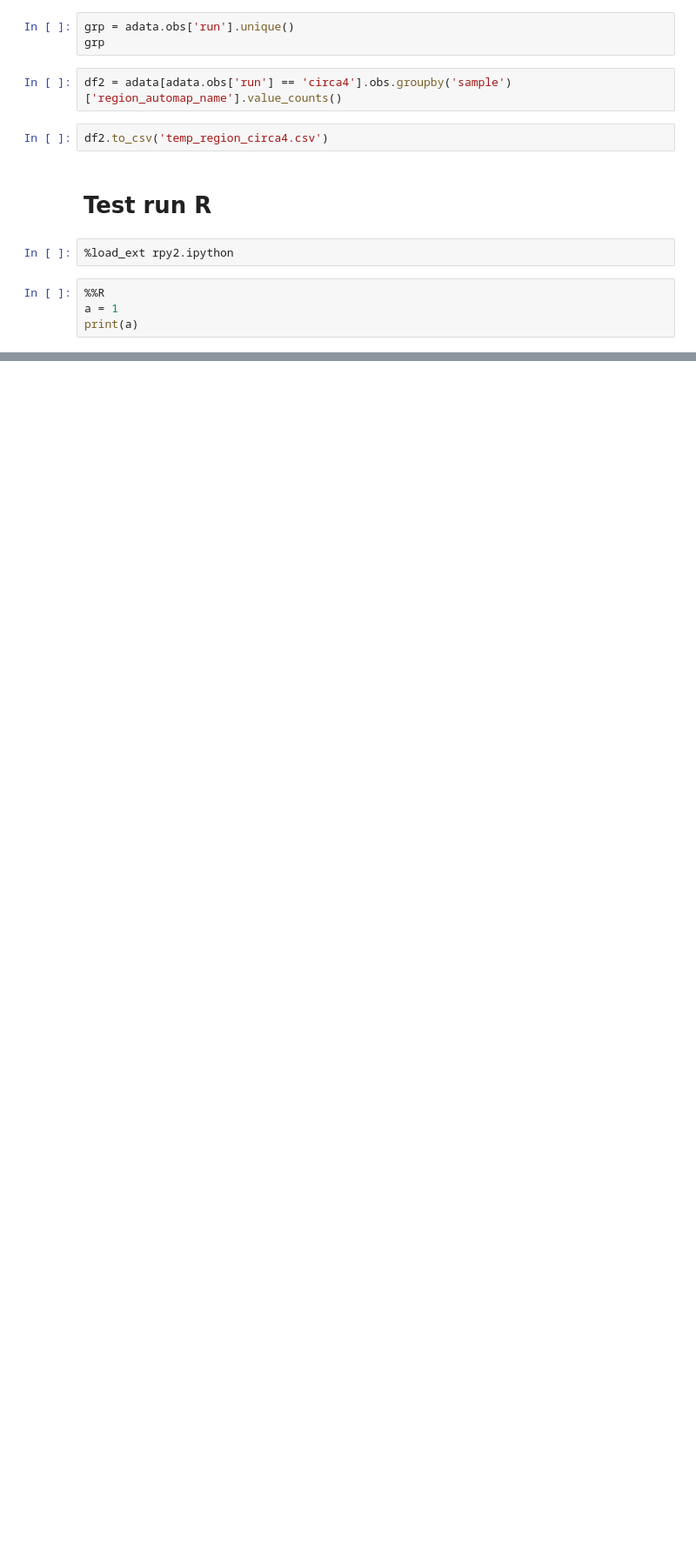
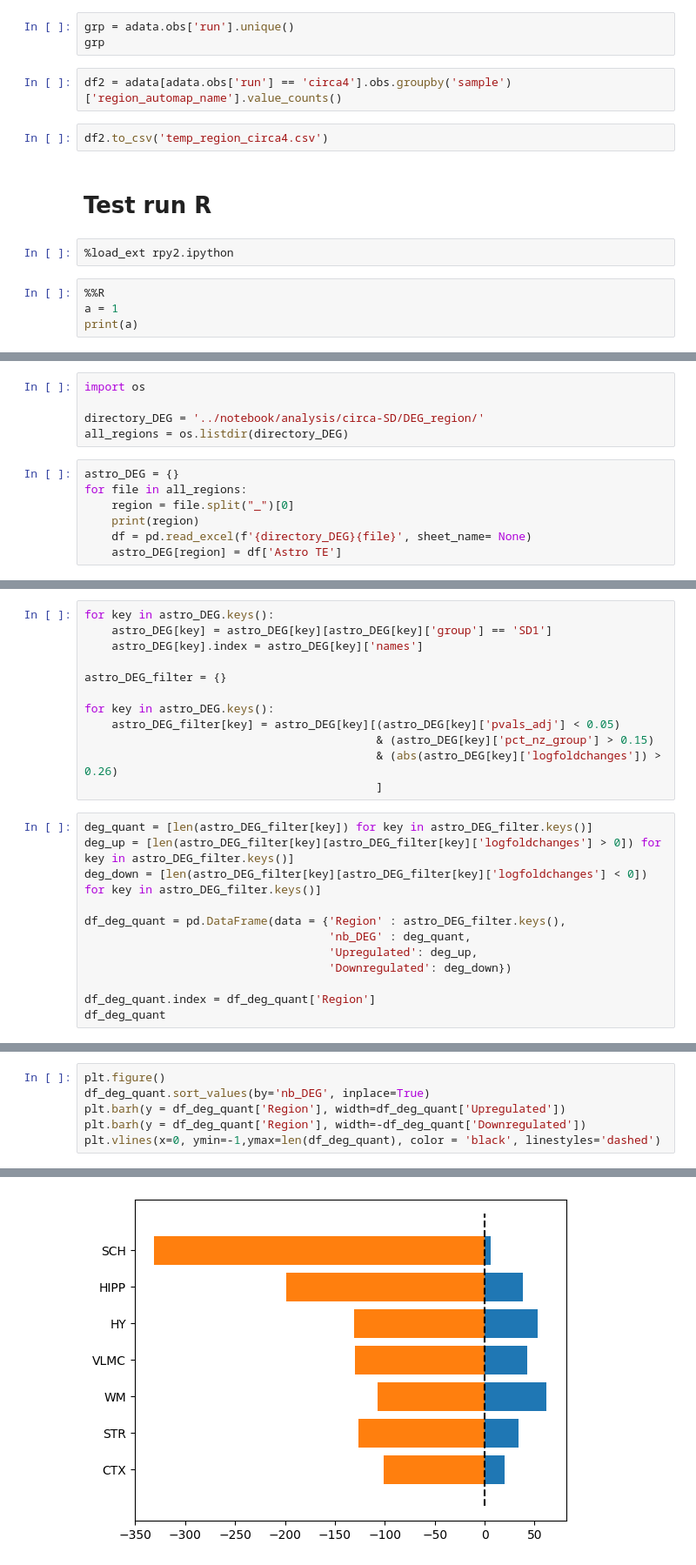
Before and after one commit to Carboneinerte/Pynda_ssc, a Jupyter notebook: v9D_Xenium_Downstream_Analysis_WIP.ipynb, the cells around one changed output, grey strips where cells are left out. Shown at 87% size. Cells and saved outputs as stored; diff of their text form; blank space fills up the shorter version.

Commit message:
downstream DEG analysis

```diff
--- a/v9D_Xenium_Downstream_Analysis_WIP.ipynb
+++ b/v9D_Xenium_Downstream_Analysis_WIP.ipynb
@@ -647,0 +742,12 @@ print(a)
+# %%
+import os
+
+directory_DEG = '../notebook/analysis/circa-SD/DEG_region/'
+all_regions = os.listdir(directory_DEG)
+# %%
+astro_DEG = {}
+for file in all_regions:
+    region = file.split("_")[0]
+    print(region)
+    df = pd.read_excel(f'{directory_DEG}{file}', sheet_name= None)
+    astro_DEG[region] = df['Astro TE']
@@ -647,0 +774,24 @@ print(a)
+# %%
+for key in astro_DEG.keys():
+    astro_DEG[key] = astro_DEG[key][astro_DEG[key]['group'] == 'SD1']
+    astro_DEG[key].index = astro_DEG[key]['names']
+
+astro_DEG_filter = {}
+
+for key in astro_DEG.keys():
+    astro_DEG_filter[key] = astro_DEG[key][(astro_DEG[key]['pvals_adj'] < 0.05)
+                                           & (astro_DEG[key]['pct_nz_group'] > 0.15)
+                                           & (abs(astro_DEG[key]['logfoldchanges']) > 0.26)
+                                           ]
+# %%
+deg_quant = [len(astro_DEG_filter[key]) for key in astro_DEG_filter.keys()]
+deg_up = [len(astro_DEG_filter[key][astro_DEG_filter[key]['logfoldchanges'] > 0]) for key in astro_DEG_filter.keys()]
+deg_down = [len(astro_DEG_filter[key][astro_DEG_filter[key]['logfoldchanges'] < 0]) for key in astro_DEG_filter.keys()]
+
+df_deg_quant = pd.DataFrame(data = {'Region' : astro_DEG_filter.keys(),
+                                    'nb_DEG' : deg_quant,
+                                    'Upregulated': deg_up,
+                                    'Downregulated': deg_down})
+
+df_deg_quant.index = df_deg_quant['Region']
+df_deg_quant
@@ -647,0 +808,7 @@ print(a)
+# %%
+plt.figure()
+df_deg_quant.sort_values(by='nb_DEG', inplace=True)
+plt.barh(y = df_deg_quant['Region'], width=df_deg_quant['Upregulated'])
+plt.barh(y = df_deg_quant['Region'], width=-df_deg_quant['Downregulated'])
+plt.vlines(x=0, ymin=-1,ymax=len(df_deg_quant), color = 'black', linestyles='dashed')
+# %% [output]
@@ -647,0 +816 @@ print(a)
+[figure, added]
```
Also changed, not shown: parts of 25 cells of this notebook, 1 other file.
